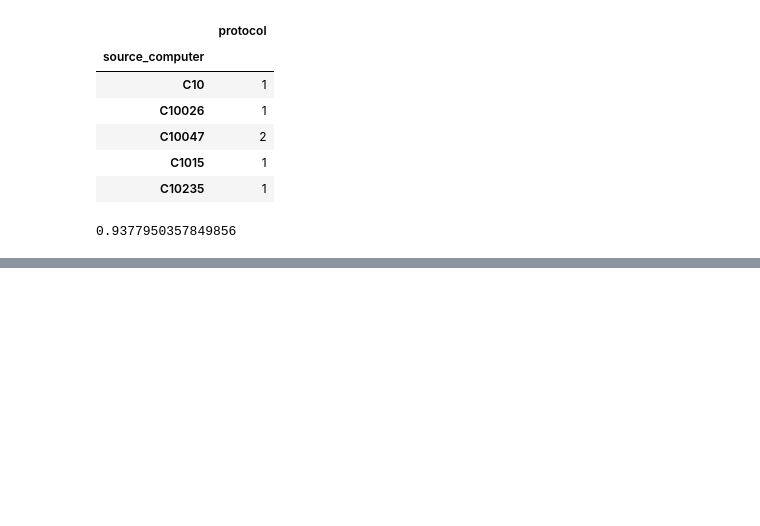
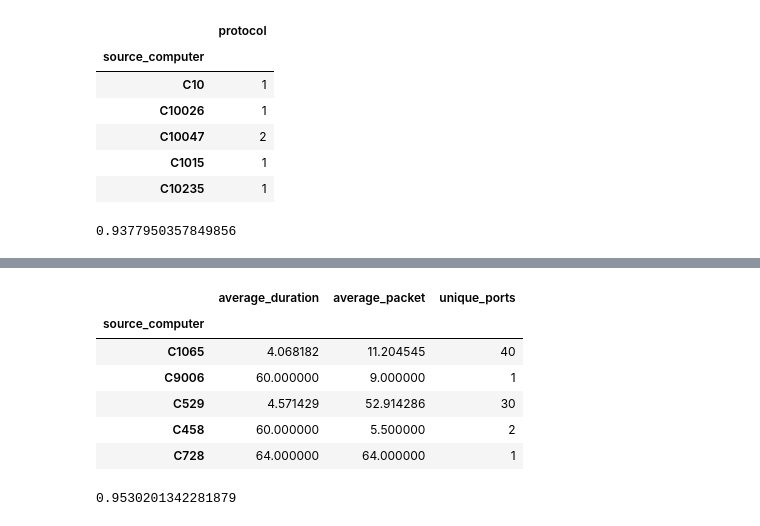
Before and after one commit to shawnngtq/machine-learning, a Jupyter notebook: designing-machine-learning-workflows-in-python/designing-machine-learning-workflows-in-python.ipynb, the cells around one changed output, grey strips where cells are left out. Cells and saved outputs as stored; diff of their text form; code cells hidden in the pictures; blank space fills up the shorter version.

```diff
--- a/designing-machine-learning-workflows-in-python/designing-machine-learning-workflows-in-python.ipynb
+++ b/designing-machine-learning-workflows-in-python/designing-machine-learning-workflows-in-python.ipynb
@@ -382,0 +432,23 @@ print(np.mean(cross_val_score(AdaBoostClassifier(), X_more, y)))
+# %%
+# Create a new dataset X_train_bad by subselecting bad hosts
+X_train_bad = X_train[y_train]
+X_train_bad.head()
+# %% [output]
+|  | average_duration | average_packet | unique_ports |
+| source_computer |  |  |  |
+| C1065 | 4.068182 | 11.204545 | 40 |
+| C9006 | 60.000000 | 9.000000 | 1 |
+| C529 | 4.571429 | 52.914286 | 30 |
+| C458 | 60.000000 | 5.500000 | 2 |
+| C728 | 64.000000 | 64.000000 | 1 |
+# %%
+# Calculate the average of unique_ports in bad examples
+avg_bad_ports = np.mean(X_train_bad['unique_ports'])
+
+# Label as positive sources that use more ports than that
+pred_port = X_test['unique_ports'] > avg_bad_ports
+
+# Print the accuracy of the heuristic
+print(accuracy_score(y_test, pred_port))
+# %% [output]
+0.9530201342281879
```
Also changed, not shown: parts of 30 cells of this notebook.
